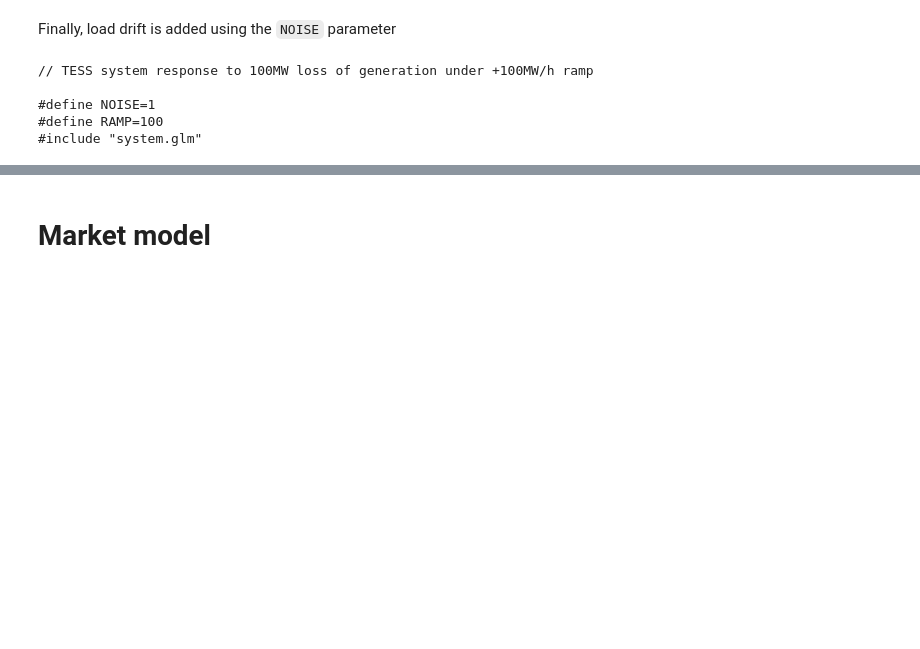
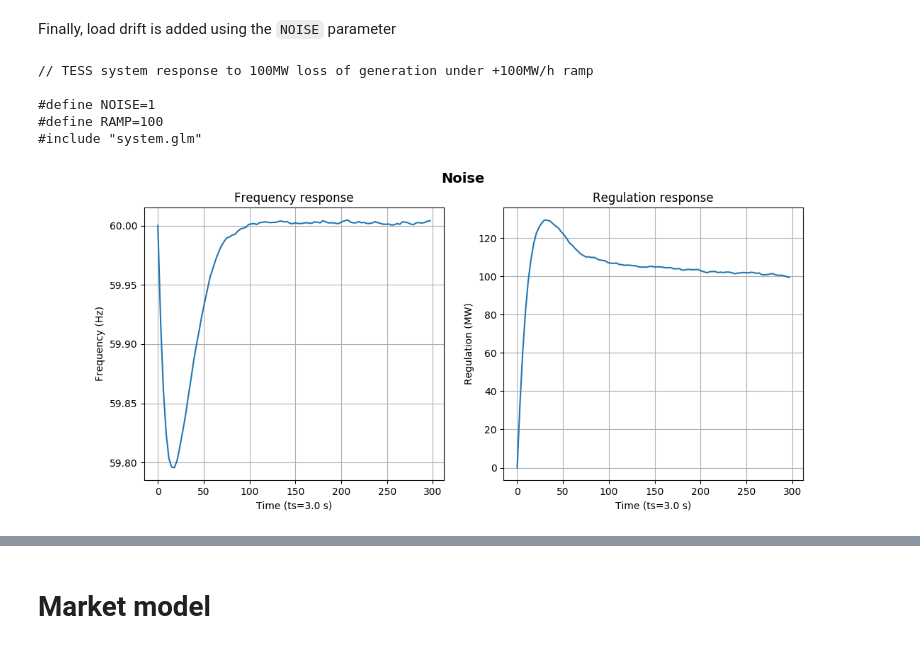
Before and after one commit to slacgismo/TESS, a Jupyter notebook: analysis/stability/TESS Stability Analysis.ipynb, the cells around one changed output, grey strips where cells are left out. Cells and saved outputs as stored; diff of their text form; code cells hidden in the pictures; blank space fills up the shorter version.

```diff
--- a/analysis/stability/TESS Stability Analysis.ipynb
+++ b/analysis/stability/TESS Stability Analysis.ipynb
@@ -78,9 +77,11 @@ Finally, load drift is added using the `NOISE` parameter
 # %%
 !cat noise.glm
 !gridlabd noise.glm
+Image("png/noise.png")
 # %% [output]
 // TESS system response to 100MW loss of generation under +100MW/h ramp
 
 #define NOISE=1
 #define RAMP=100
 #include "system.glm"
+[figure, added]
```
Also changed, not shown: parts of 9 cells of this notebook.
